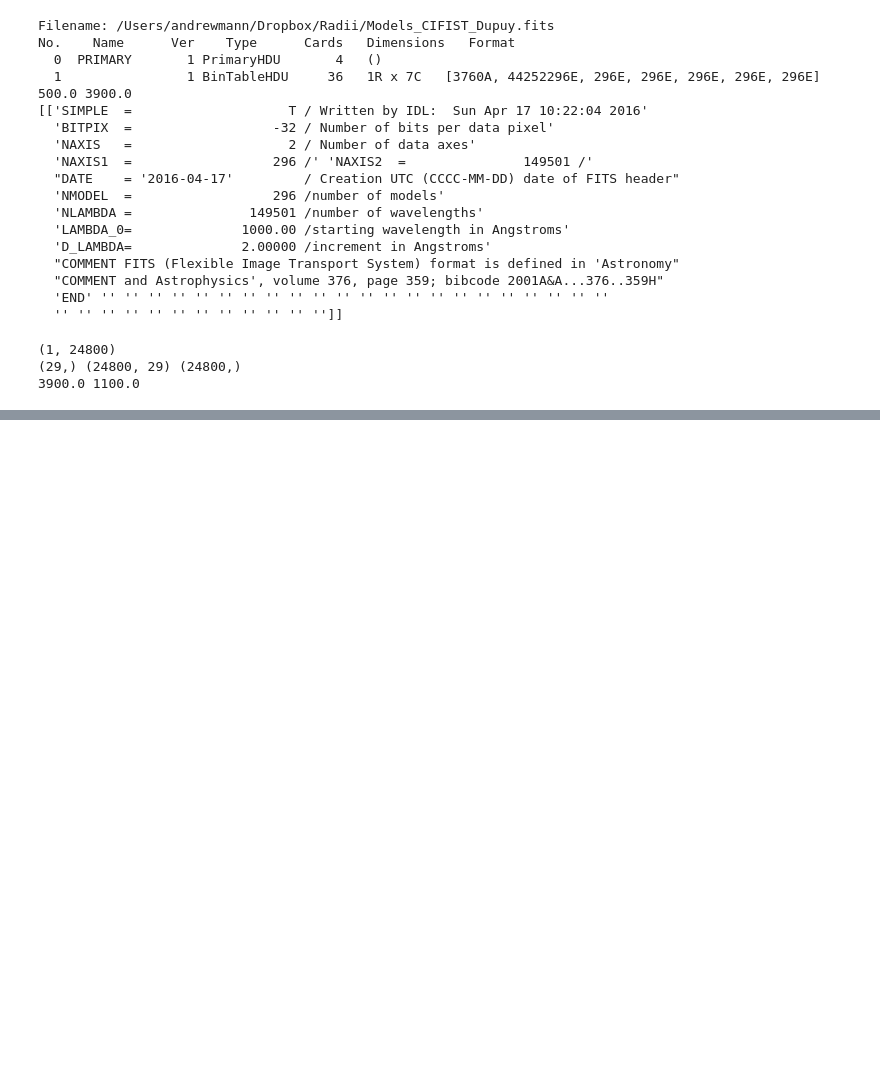
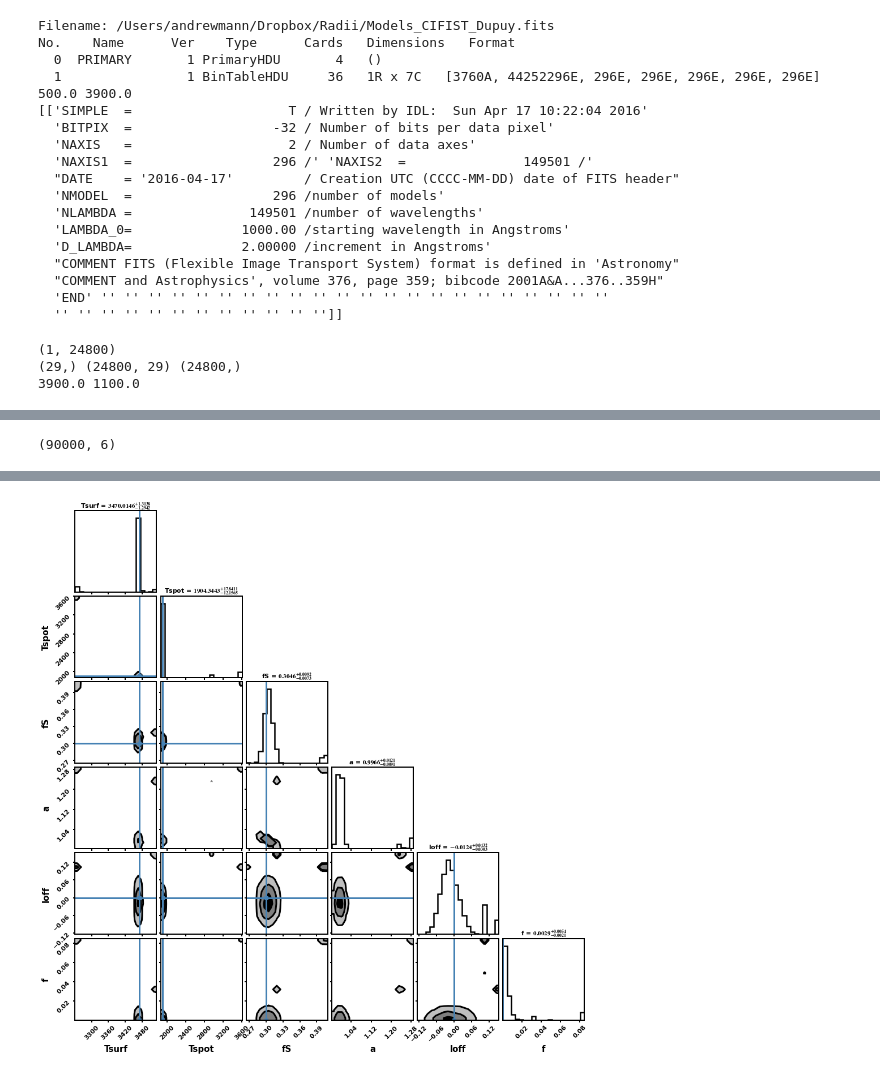
Before and after one commit to awmann/K233Spots, a Jupyter notebook: multi_spec_fit.ipynb, the cells around one changed output, grey strips where cells are left out. Cells and saved outputs as stored; diff of their text form; code cells hidden in the pictures; blank space fills up the shorter version.

```diff
--- a/multi_spec_fit.ipynb
+++ b/multi_spec_fit.ipynb
@@ -207,12 +239,14 @@ print('done')
 # %%
 flat_samples = sampler.get_chain(discard=burn, thin=thin, flat=True)
-labels = ['Tsurf','Tspot','fS','a','b','c','d','loff','f']
+labels = ['Tsurf','Tspot','fS','a','loff','f']
 print(flat_samples.shape)
 fig = corner.corner(
-    flat_samples, labels=labels, show_titles=True,
+    flat_samples, labels=labels, show_titles=True,truths=[3470,1900,0.3,0.0,0.0,0.0],
     fill_contours=True, plot_datapoints=False,title_kwargs={"fontsize": 11},title_fmt='.4f',
     hist_kwargs={"linewidth": 2.5},levels=[(1-np.exp(-0.5)),(1-np.exp(-2)),(1-np.exp(-4.5))]
 );
 
 #plt.show()
 plt.savefig('Corner_spec.pdf')
+# %% [output]
+(90000, 6)
@@ -218,0 +254 @@ plt.savefig('Corner_spec.pdf')
+[figure, added]
```
Also changed, not shown: parts of 5 cells of this notebook, 3 other files.
